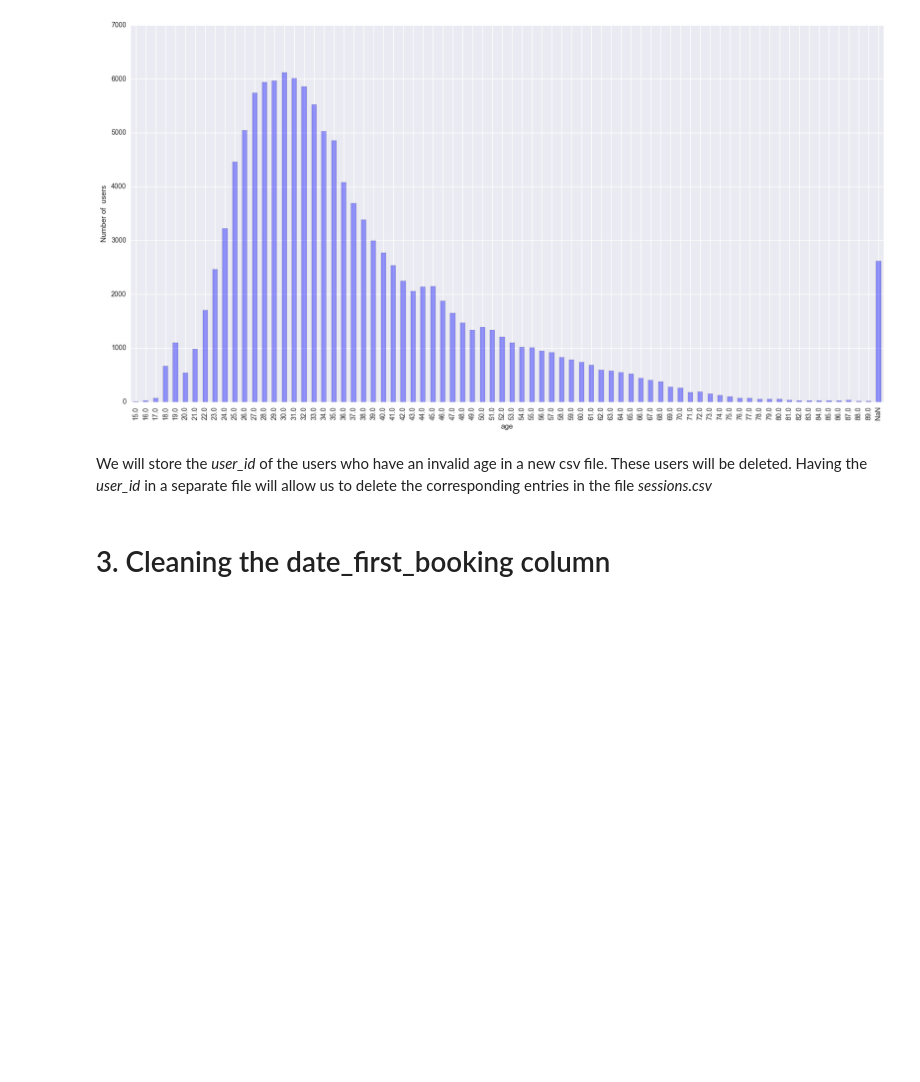
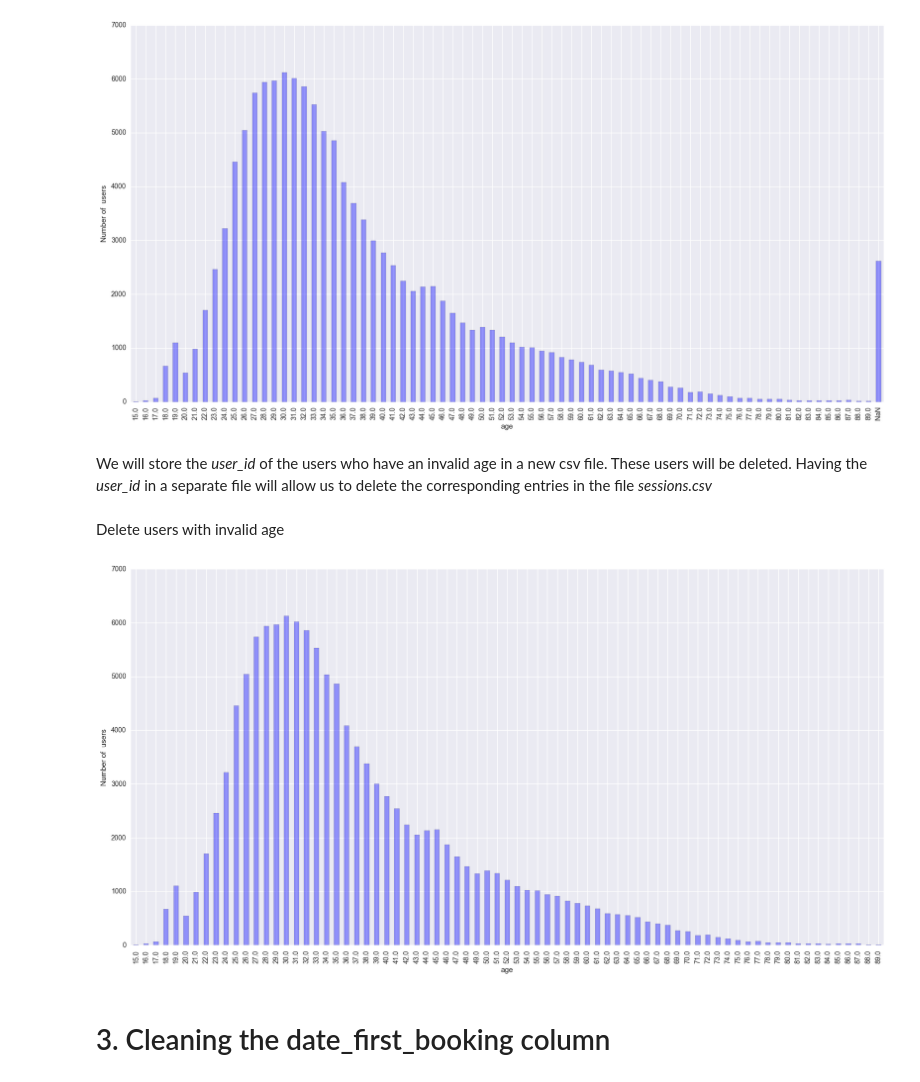
Before and after one commit to mgelsm/Airbnb_predictions, a Jupyter notebook: 1. Preprocessing train_user.ipynb, the cells around one changed output. Cells and saved outputs as stored; diff of their text form; code cells hidden in the pictures; blank space fills up the shorter version.

```diff
--- a/1. Preprocessing train_user.ipynb
+++ b/1. Preprocessing train_user.ipynb
@@ -116,4 +110,13 @@ df_invalid_age = df_age.loc[(df_age['age']=='NaN'), ['id']]
 pd.DataFrame(df_invalid_age, columns=list(df_invalid_age.columns)).to_csv('invalid_age_user_id.csv', index=False, encoding="utf-8")
+# %% [markdown]
+Delete users with invalid age
+# %%
+df = df[df['age'] != 'NaN']
+df.id.groupby(df.age).count().plot(kind='bar', alpha=0.4, color='b',figsize=(20,10))
+plt.ylabel('Number of  users')
+plt.show()
+# %% [output]
+[figure, added]
 # %% [markdown]
 # 3. Cleaning the date_first_booking column
 # %%
```
Also changed, not shown: parts of 18 cells of this notebook, 1 other file.
